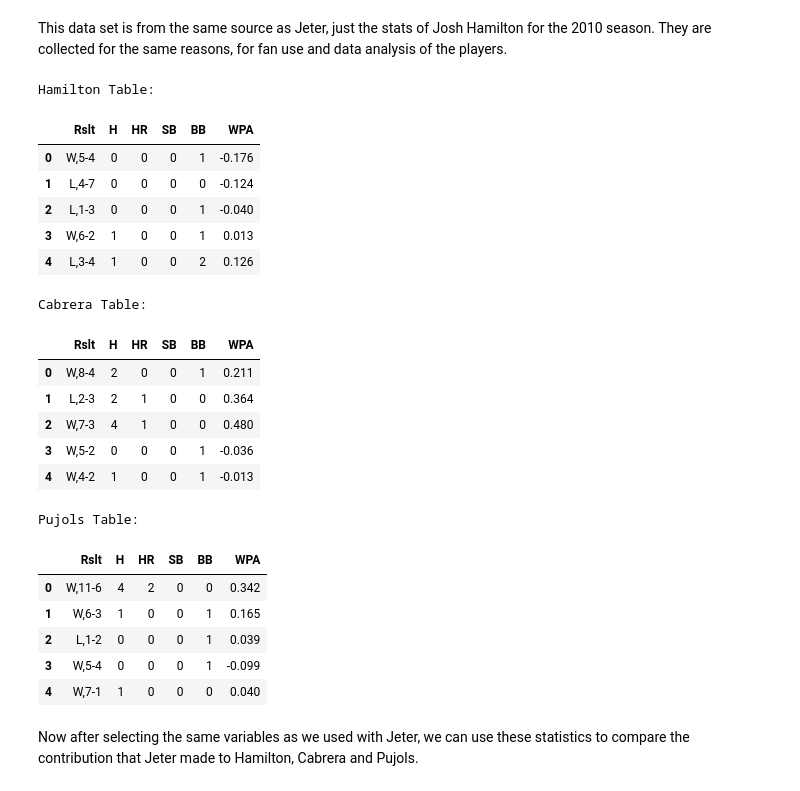
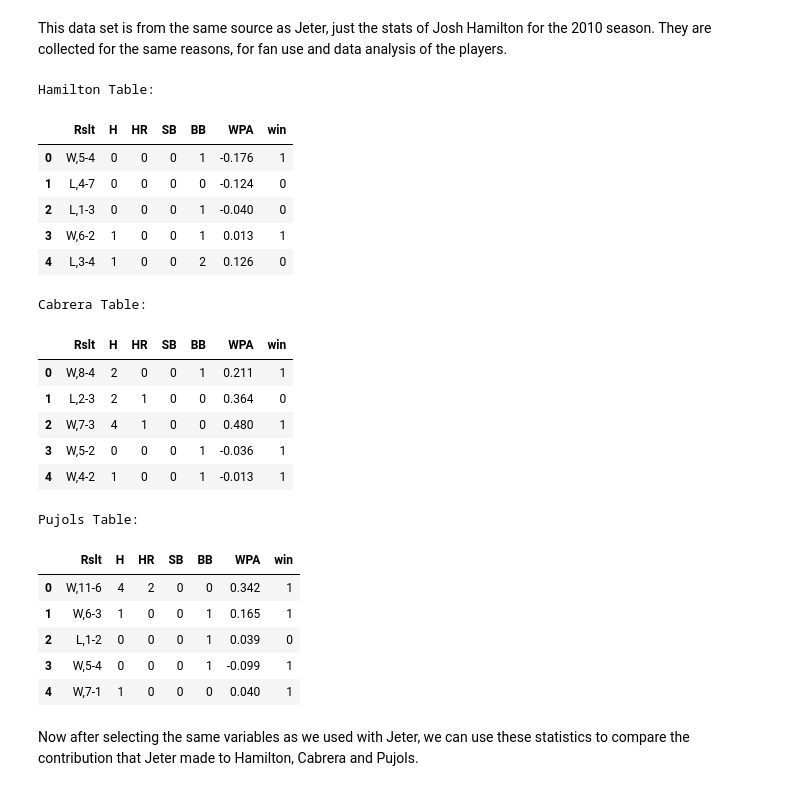
Before and after one commit to mattmaitland1/DerekJeterAnalysis, a Jupyter notebook: Project.ipynb, the cells around one changed output. Cells and saved outputs as stored; diff of their text form; code cells hidden in the pictures.

```diff
--- a/Project.ipynb
+++ b/Project.ipynb
@@ -240,39 +246,42 @@ pujols.head()
 This data set is from the same source as Jeter, just the stats of Josh Hamilton for the 2010 season. They are collected for the same reasons, for fan use and data analysis of the players.
 # %%
 hamilton = hamilton[['Rslt', 'H', 'HR', 'SB', 'BB', 'WPA']]
+hamilton['win'] = hamilton.Rslt.apply(lambda x: 1 if 'W' in x else 0)
 print('Hamilton Table:')
 hamilton.head()
 # %% [output]
 Hamilton Table:
-|  | Rslt | H | HR | SB | BB | WPA |
-| 0 | W,5-4 | 0 | 0 | 0 | 1 | -0.176 |
-| 1 | L,4-7 | 0 | 0 | 0 | 0 | -0.124 |
-| 2 | L,1-3 | 0 | 0 | 0 | 1 | -0.040 |
-| 3 | W,6-2 | 1 | 0 | 0 | 1 | 0.013 |
-| 4 | L,3-4 | 1 | 0 | 0 | 2 | 0.126 |
+|  | Rslt | H | HR | SB | BB | WPA | win |
+| 0 | W,5-4 | 0 | 0 | 0 | 1 | -0.176 | 1 |
+| 1 | L,4-7 | 0 | 0 | 0 | 0 | -0.124 | 0 |
+| 2 | L,1-3 | 0 | 0 | 0 | 1 | -0.040 | 0 |
+| 3 | W,6-2 | 1 | 0 | 0 | 1 | 0.013 | 1 |
+| 4 | L,3-4 | 1 | 0 | 0 | 2 | 0.126 | 0 |
 # %%
 cabrera = cabrera[['Rslt', 'H', 'HR', 'SB', 'BB', 'WPA']]
+cabrera['win'] = cabrera.Rslt.apply(lambda x: 1 if 'W' in x else 0)
 print('Cabrera Table:')
 cabrera.head()
 # %% [output]
 Cabrera Table:
-|  | Rslt | H | HR | SB | BB | WPA |
-| 0 | W,8-4 | 2 | 0 | 0 | 1 | 0.211 |
-| 1 | L,2-3 | 2 | 1 | 0 | 0 | 0.364 |
-| 2 | W,7-3 | 4 | 1 | 0 | 0 | 0.480 |
-| 3 | W,5-2 | 0 | 0 | 0 | 1 | -0.036 |
-| 4 | W,4-2 | 1 | 0 | 0 | 1 | -0.013 |
+|  | Rslt | H | HR | SB | BB | WPA | win |
+| 0 | W,8-4 | 2 | 0 | 0 | 1 | 0.211 | 1 |
+| 1 | L,2-3 | 2 | 1 | 0 | 0 | 0.364 | 0 |
+| 2 | W,7-3 | 4 | 1 | 0 | 0 | 0.480 | 1 |
+| 3 | W,5-2 | 0 | 0 | 0 | 1 | -0.036 | 1 |
+| 4 | W,4-2 | 1 | 0 | 0 | 1 | -0.013 | 1 |
 # %%
 pujols = pujols[['Rslt', 'H', 'HR', 'SB', 'BB', 'WPA']]
+pujols['win'] = pujols.Rslt.apply(lambda x: 1 if 'W' in x else 0)
 print('Pujols Table:')
 pujols.head()
 # %% [output]
 Pujols Table:
-|  | Rslt | H | HR | SB | BB | WPA |
-| 0 | W,11-6 | 4 | 2 | 0 | 0 | 0.342 |
-| 1 | W,6-3 | 1 | 0 | 0 | 1 | 0.165 |
-| 2 | L,1-2 | 0 | 0 | 0 | 1 | 0.039 |
-| 3 | W,5-4 | 0 | 0 | 0 | 1 | -0.099 |
-| 4 | W,7-1 | 1 | 0 | 0 | 0 | 0.040 |
+|  | Rslt | H | HR | SB | BB | WPA | win |
+| 0 | W,11-6 | 4 | 2 | 0 | 0 | 0.342 | 1 |
+| 1 | W,6-3 | 1 | 0 | 0 | 1 | 0.165 | 1 |
+| 2 | L,1-2 | 0 | 0 | 0 | 1 | 0.039 | 0 |
+| 3 | W,5-4 | 0 | 0 | 0 | 1 | -0.099 | 1 |
+| 4 | W,7-1 | 1 | 0 | 0 | 0 | 0.040 | 1 |
 # %% [markdown]
 Now after selecting the same variables as we used with Jeter, we can use these statistics to compare the contribution that Jeter made to Hamilton, Cabrera and Pujols.
```
Also changed, not shown: parts of 22 cells of this notebook.
